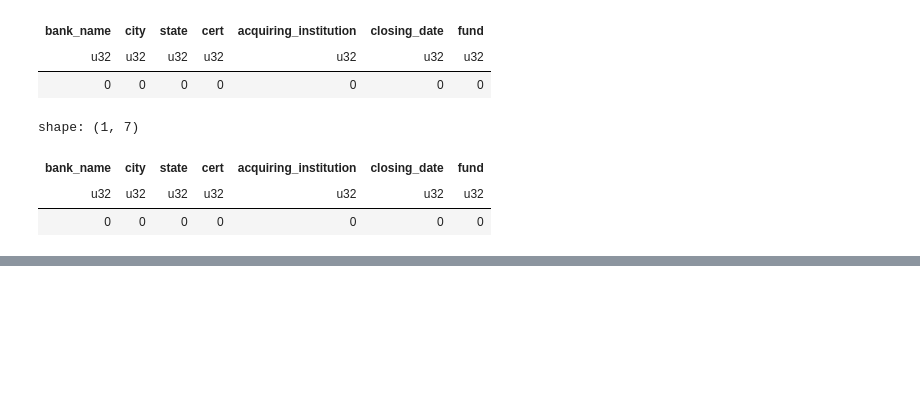
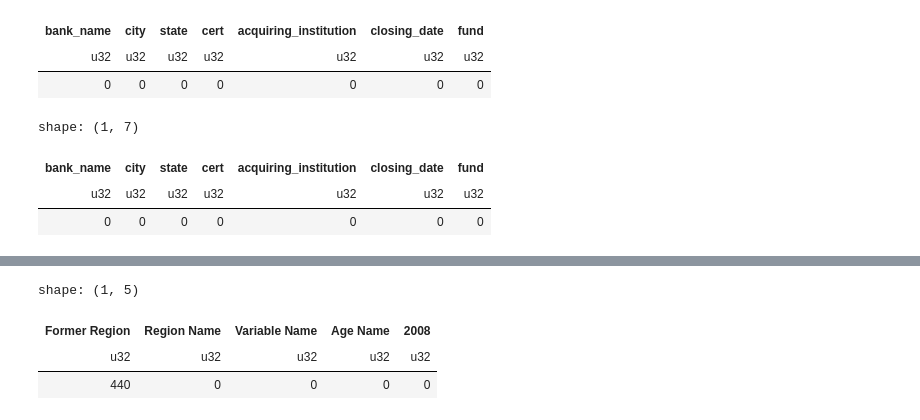
Before and after one commit to tongakuot/polars-orbits, a Jupyter notebook: 02-importing-data/importing-excel-file-into-polars.ipynb, the cells around one changed output, grey strips where cells are left out. Saved outputs shown, nothing was run; the diff lists cells and outputs as text; code cells hidden in the pictures; blank space fills up the shorter version.

```diff
--- a/02-importing-data/importing-excel-file-into-polars.ipynb
+++ b/02-importing-data/importing-excel-file-into-polars.ipynb
@@ -152,0 +260,10 @@ multi_excel_files = glob('../00-data/multiple_excel_files/*.xlsx')
+# %%
+(
+    census
+    .select(pl.all().is_null().sum())
+)
+# %% [output]
+shape: (1, 5)
+| Former Region | Region Name | Variable Name | Age Name | 2008 |
+| u32 | u32 | u32 | u32 | u32 |
+| 440 | 0 | 0 | 0 | 0 |
```
Also changed, not shown: parts of 8 cells of this notebook.
